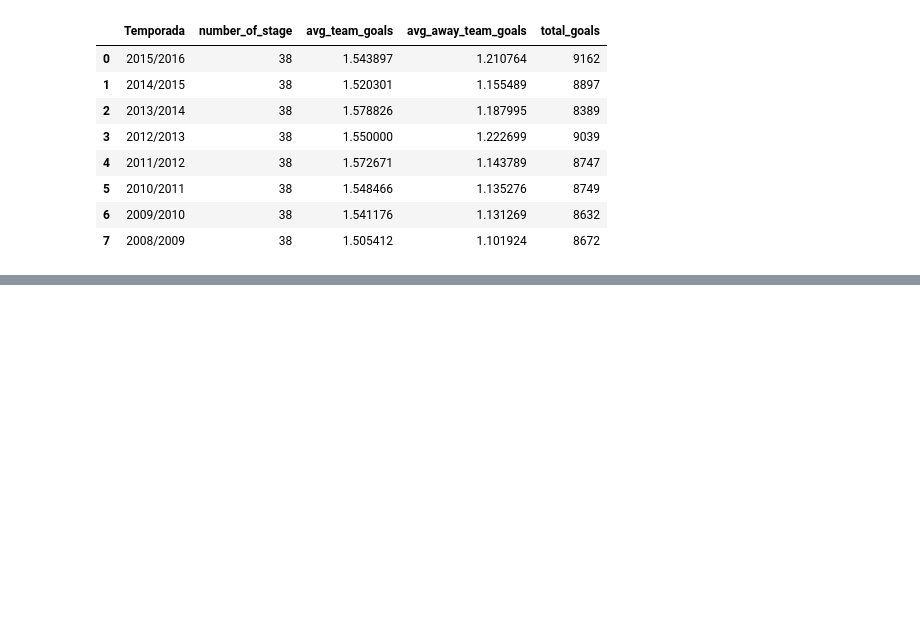
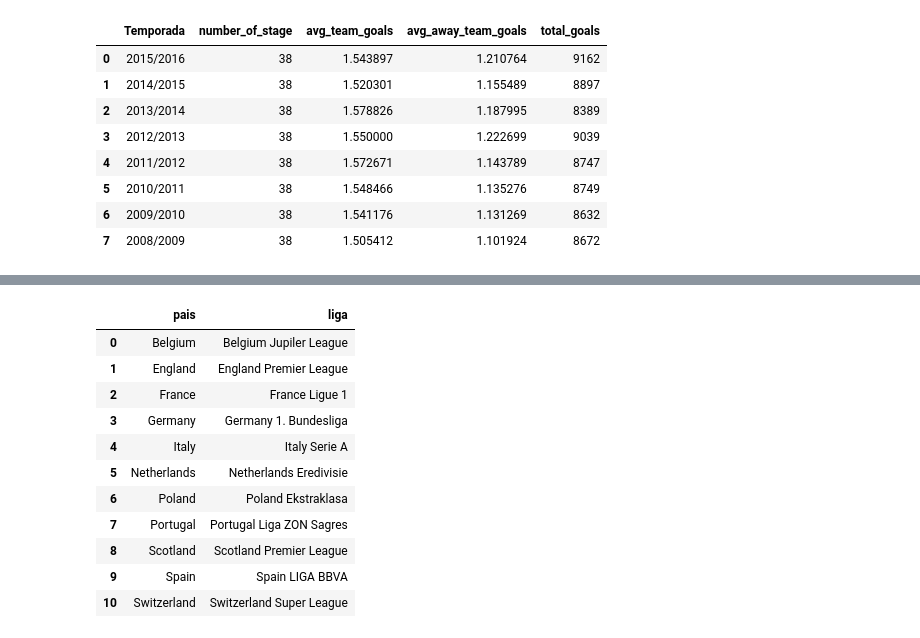
Before and after one commit to Dagnne/TalentoTechDag, a Jupyter notebook: Taller_SQL.ipynb, the cells around one changed output, grey strips where cells are left out. Saved outputs shown, nothing was run; the diff lists cells and outputs as text; code cells hidden in the pictures; blank space fills up the shorter version.

```diff
--- a/Taller_SQL.ipynb
+++ b/Taller_SQL.ipynb
@@ -1192,0 +1231,34 @@ stages_by_season
+# %%
+# Sintaxis de JOIN;
+# SELECT first_table.column1, firts_table.column2, second_table.columnA, second_table.columnB ...
+# FROM first_table
+# (LEFT | RIGHT | FULL) JOIN second_table
+# ON first_table.columnID = second_table.columnID;
+
+
+query = """SELECT country.name AS pais, league.name AS liga
+           FROM country
+           LEFT JOIN league
+           ON Country.id = League.country_id;"""
+           # Las columnas que aparecen despues de SELECT son las que queremos
+           # visualizar en nuetro resultado, para el caso particular
+           # las dos se llaman name
+
+           # La clave para hacer Join
+           # en este caso es id y country id que corresponden a los mismos valores en cata tabla
+
+country_leagues = pd.read_sql(query, conn)
+country_leagues
+# %% [output]
+|  | pais | liga |
+| 0 | Belgium | Belgium Jupiler League |
+| 1 | England | England Premier League |
+| 2 | France | France Ligue 1 |
+| 3 | Germany | Germany 1. Bundesliga |
+| 4 | Italy | Italy Serie A |
+| 5 | Netherlands | Netherlands Eredivisie |
+| 6 | Poland | Poland Ekstraklasa |
+| 7 | Portugal | Portugal Liga ZON Sagres |
+| 8 | Scotland | Scotland Premier League |
+| 9 | Spain | Spain LIGA BBVA |
+| 10 | Switzerland | Switzerland Super League |
```
Also changed, not shown: parts of 10 cells of this notebook.
